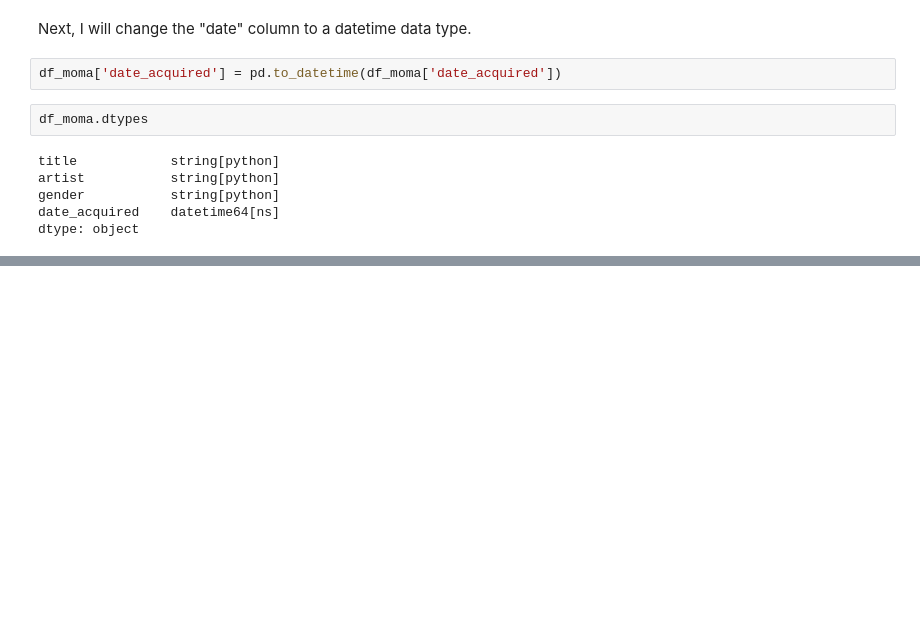
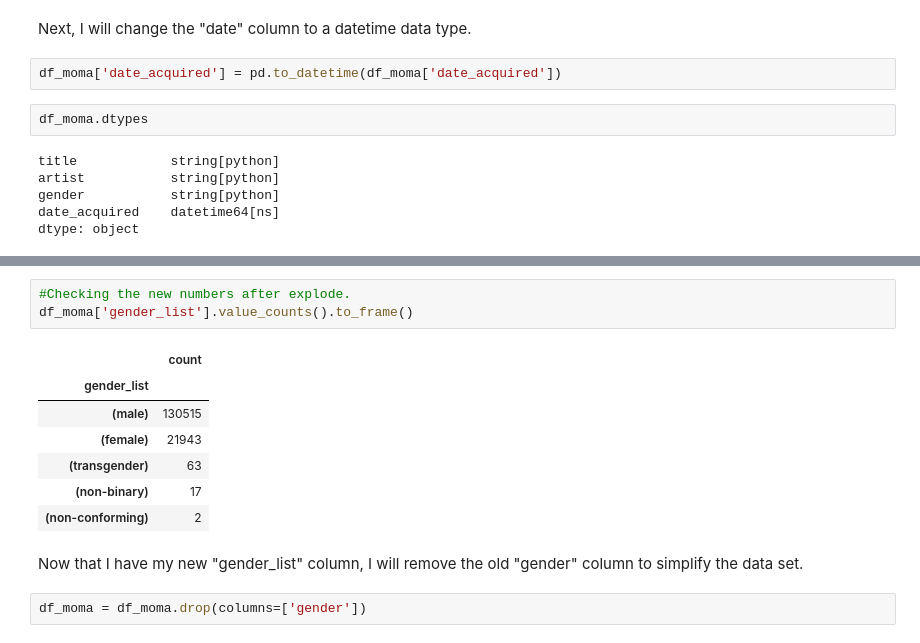
Before and after one commit to Marisa-Paolucci/MoMA-project, a Jupyter notebook: src/02_clean_moma.ipynb, the cells around one changed output, grey strips where cells are left out. Drawn from its saved outputs; the diff is of its cells as text; blank space fills up the shorter version.

```diff
--- a/src/02_clean_moma.ipynb
+++ b/src/02_clean_moma.ipynb
@@ -64,0 +178,15 @@ dtype: object
+# %%
+#Checking the new numbers after explode.
+df_moma['gender_list'].value_counts().to_frame()
+# %% [output]
+|  | count |
+| gender_list |  |
+| (male) | 130515 |
+| (female) | 21943 |
+| (transgender) | 63 |
+| (non-binary) | 17 |
+| (non-conforming) | 2 |
+# %% [markdown]
+Now that I have my new "gender_list" column, I will remove the old "gender" column to simplify the data set.
+# %%
+df_moma = df_moma.drop(columns=['gender'])
```
Also changed, not shown: parts of 32 cells of this notebook, 2 other files.
